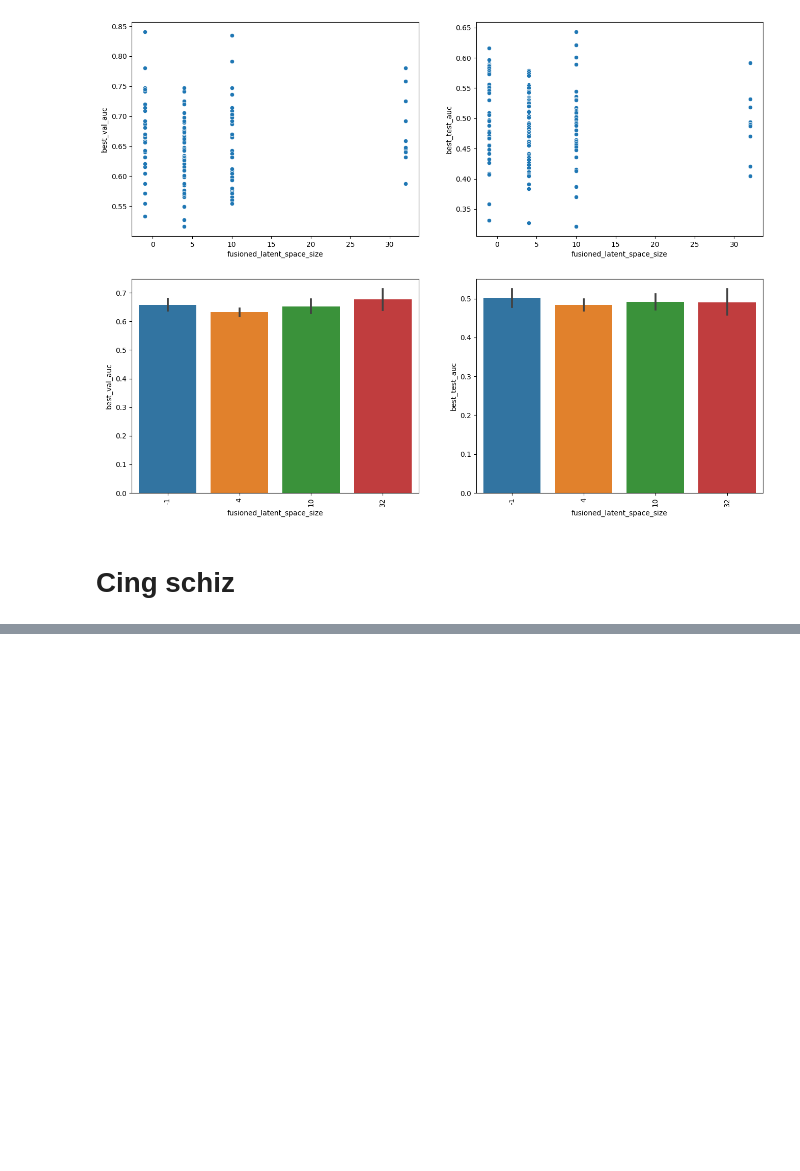
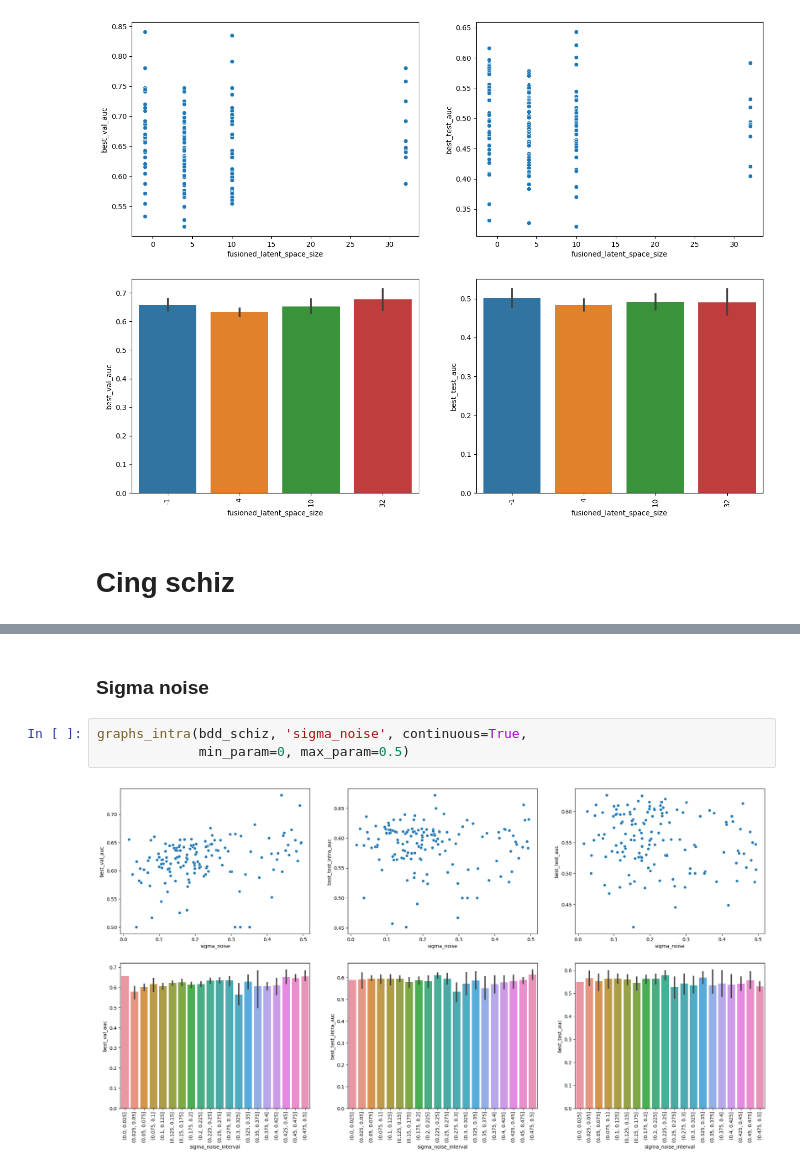
Before and after one commit to neurospin-projects/2023_agaudin_jchavas_folding_supervised, a Jupyter notebook: contrastive/notebooks/wandb_grid_searches/ACC_presearch.ipynb, the cells around one changed output, grey strips where cells are left out. Saved outputs shown, nothing was run; the diff lists cells and outputs as text; blank space fills up the shorter version.

```diff
--- a/contrastive/notebooks/wandb_grid_searches/ACC_presearch.ipynb
+++ b/contrastive/notebooks/wandb_grid_searches/ACC_presearch.ipynb
@@ -244,0 +331,7 @@ graphs(bdd_asymetry_2, 'fusioned_latent_space_size', continuous=False,
+# %% [markdown]
+### Sigma noise
+# %%
+graphs_intra(bdd_schiz, 'sigma_noise', continuous=True,
+             min_param=0, max_param=0.5)
+# %% [output]
+[figure, added]
```
Also changed, not shown: parts of 25 cells of this notebook, 5 other files.
